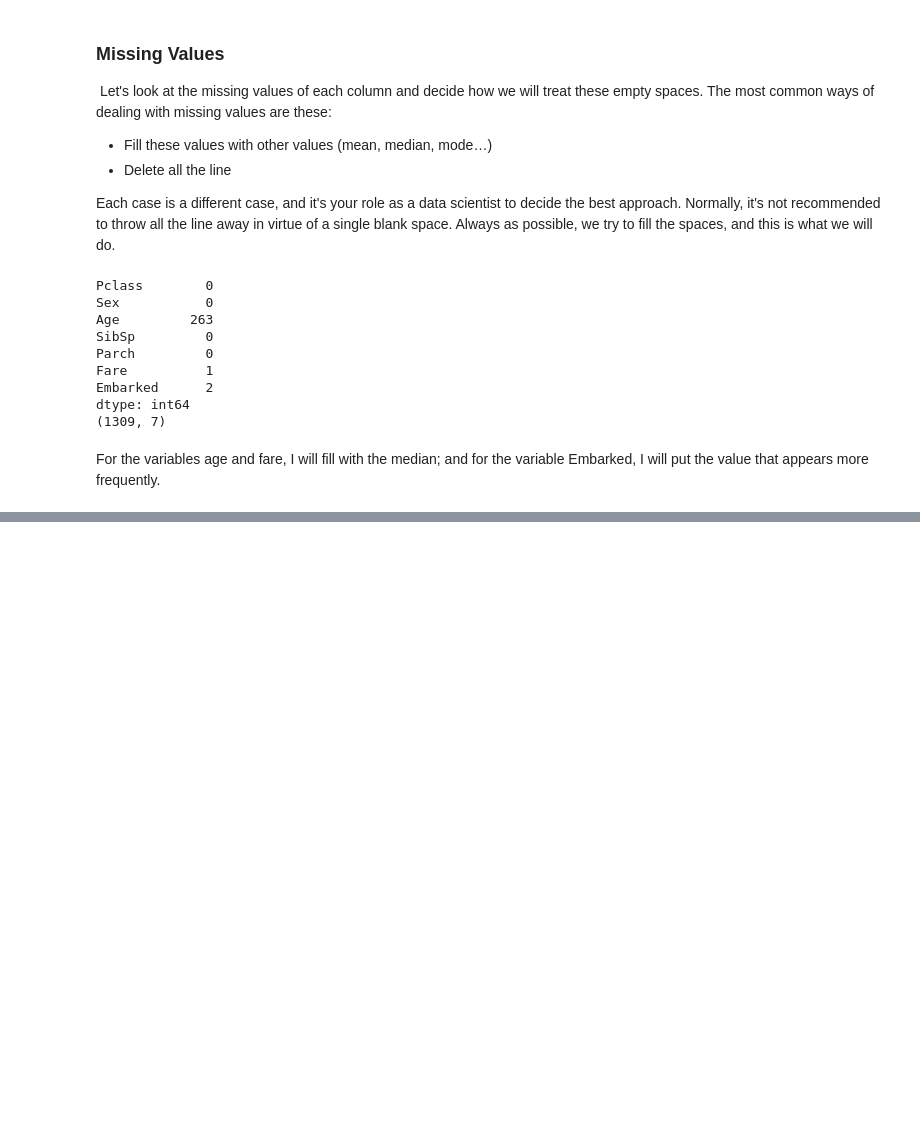
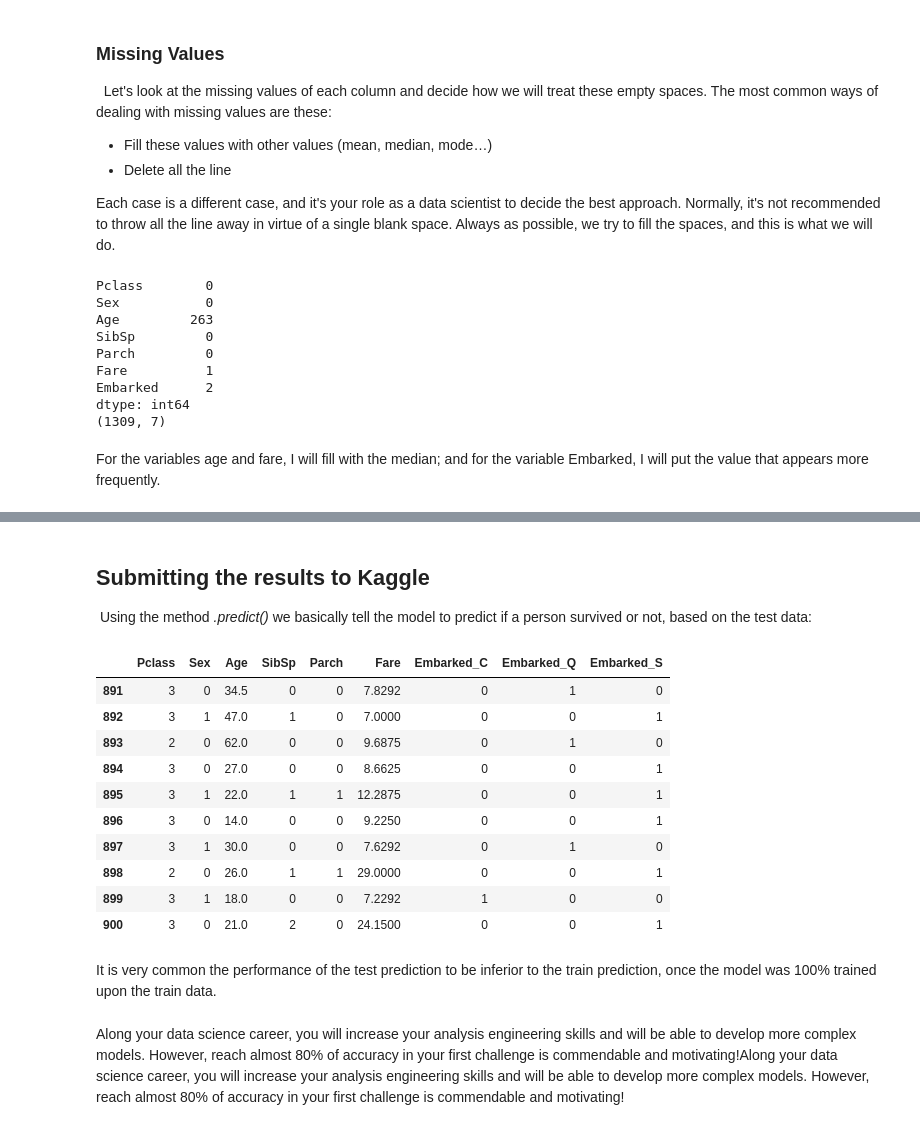
Before and after one commit to ViniciusNalaSantos/ML_TitanicAlgoritm, a Jupyter notebook: titanic_algoritm.ipynb, the cells around one changed output, grey strips where cells are left out. Saved outputs shown, nothing was run; the diff lists cells and outputs as text; code cells hidden in the pictures; blank space fills up the shorter version.

Commit message:
Kaggle Notebook | TitanicAlgoritm

```diff
--- a/titanic_algoritm.ipynb
+++ b/titanic_algoritm.ipynb
@@ -368 +409,21 @@ print("Acurácia do modelo de Regressão Logística: {}".format(acc_logReg))
+# %% [markdown]
+## Submitting the results to Kaggle
+ Using the method *.predict()* we basically tell the model to predict if a person survived or not, based on the test data:
+# %%
+# Test data
+test.head(10)
+# %% [output]
+|  | Pclass | Sex | Age | SibSp | Parch | Fare | Embarked_C | Embarked_Q | Embarked_S |
+| 891 | 3 | 0 | 34.5 | 0 | 0 | 7.8292 | 0 | 1 | 0 |
+| 892 | 3 | 1 | 47.0 | 1 | 0 | 7.0000 | 0 | 0 | 1 |
+| 893 | 2 | 0 | 62.0 | 0 | 0 | 9.6875 | 0 | 1 | 0 |
+| 894 | 3 | 0 | 27.0 | 0 | 0 | 8.6625 | 0 | 0 | 1 |
+| 895 | 3 | 1 | 22.0 | 1 | 1 | 12.2875 | 0 | 0 | 1 |
+| 896 | 3 | 0 | 14.0 | 0 | 0 | 9.2250 | 0 | 0 | 1 |
+| 897 | 3 | 1 | 30.0 | 0 | 0 | 7.6292 | 0 | 1 | 0 |
+| 898 | 2 | 0 | 26.0 | 1 | 1 | 29.0000 | 0 | 0 | 1 |
+| 899 | 3 | 1 | 18.0 | 0 | 0 | 7.2292 | 1 | 0 | 0 |
+| 900 | 3 | 0 | 21.0 | 2 | 0 | 24.1500 | 0 | 0 | 1 |
+# %% [markdown]
+ It is very common the performance of the test prediction to be inferior to the train prediction, once the model was 100% trained upon the train data.
 # %%
@@ -398,0 +451,2 @@ submission.to_csv('./submission_tree.csv', index=False)
+# %% [markdown]
+  Along your data science career, you will increase your analysis engineering skills and will be able to develop more complex models. However, reach almost 80% of accuracy in your first challenge is commendable and motivating!Along your data science career, you will increase your analysis engineering skills and will be able to develop more complex models. However, reach almost 80% of accuracy in your first challenge is commendable and motivating!
```
Also changed, not shown: parts of 19 cells of this notebook.
